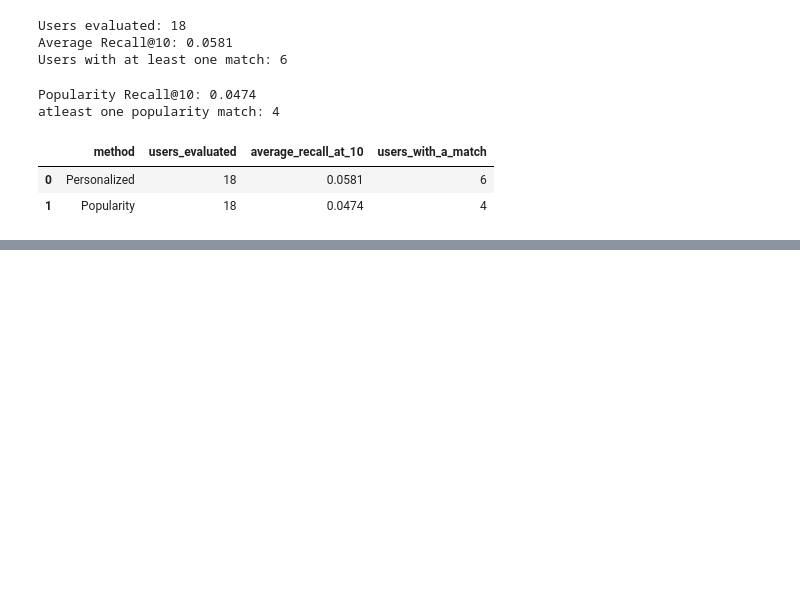
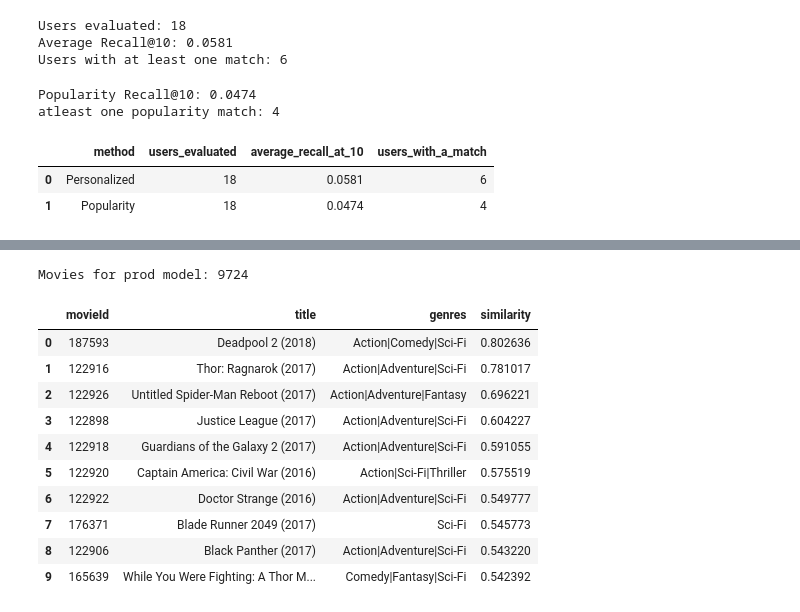
Before and after one commit to AnkitJha06/Movie-recommendation, a Jupyter notebook: movie.ipynb, the cells around one changed output, grey strips where cells are left out. Drawn from its saved outputs; the diff is of its cells as text; code cells hidden in the pictures; blank space fills up the shorter version.

```diff
--- a/movie.ipynb
+++ b/movie.ipynb
@@ -1153,0 +1179,65 @@ Ratings stored: 100836
+# %%
+deployment_movie_to_index = {
+    movie_id: index
+    for index, movie_id in enumerate(deployment_movies)
+}
+
+print(
+    "Movies for prod model:",
+    len(deployment_movie_to_index)
+)
+# %% [output]
+Movies for prod model: 9724
+# %%
+def search_similar_movies_deployment(movie_id, n=10):
+    if movie_id not in deployment_movie_to_index:
+        return pd.DataFrame(
+            columns=["movieId", "title", "genres", "similarity"]
+        )
+
+    movie_index = deployment_movie_to_index[movie_id]
+
+    distances, indices = deployment_model.kneighbors(
+        deployment_movie_matrix[movie_index],
+        n_neighbors=min(n + 1, len(deployment_movies))
+    )
+
+    similar = pd.DataFrame({
+        "movieId": [
+            deployment_movies[index]
+            for index in indices[0]
+        ],
+        "similarity": 1 - distances[0]
+    })
+
+    similar = similar[
+        similar["movieId"] != movie_id
+    ].head(n)
+
+    return similar.merge(
+        movies_data,
+        on="movieId",
+        how="left",
+        validate="one_to_one"
+    )[
+        ["movieId", "title", "genres", "similarity"]
+    ]
+# %%
+new_results = search_similar_movies_deployment(
+    movie_id=122912,
+    n=10
+)
+
+display(new_results)
+# %% [output]
+|  | movieId | title | genres | similarity |
+| 0 | 187593 | Deadpool 2 (2018) | Action|Comedy|Sci-Fi | 0.802636 |
+| 1 | 122916 | Thor: Ragnarok (2017) | Action|Adventure|Sci-Fi | 0.781017 |
+| 2 | 122926 | Untitled Spider-Man Reboot (2017) | Action|Adventure|Fantasy | 0.696221 |
+| 3 | 122898 | Justice League (2017) | Action|Adventure|Sci-Fi | 0.604227 |
+| 4 | 122918 | Guardians of the Galaxy 2 (2017) | Action|Adventure|Sci-Fi | 0.591055 |
+| 5 | 122920 | Captain America: Civil War (2016) | Action|Sci-Fi|Thriller | 0.575519 |
+| 6 | 122922 | Doctor Strange (2016) | Action|Adventure|Sci-Fi | 0.549777 |
+| 7 | 176371 | Blade Runner 2049 (2017) | Sci-Fi | 0.545773 |
+| 8 | 122906 | Black Panther (2017) | Action|Adventure|Sci-Fi | 0.543220 |
+| 9 | 165639 | While You Were Fighting: A Thor M... | Comedy|Fantasy|Sci-Fi | 0.542392 |
```
Also changed, not shown: parts of 3 cells of this notebook.
